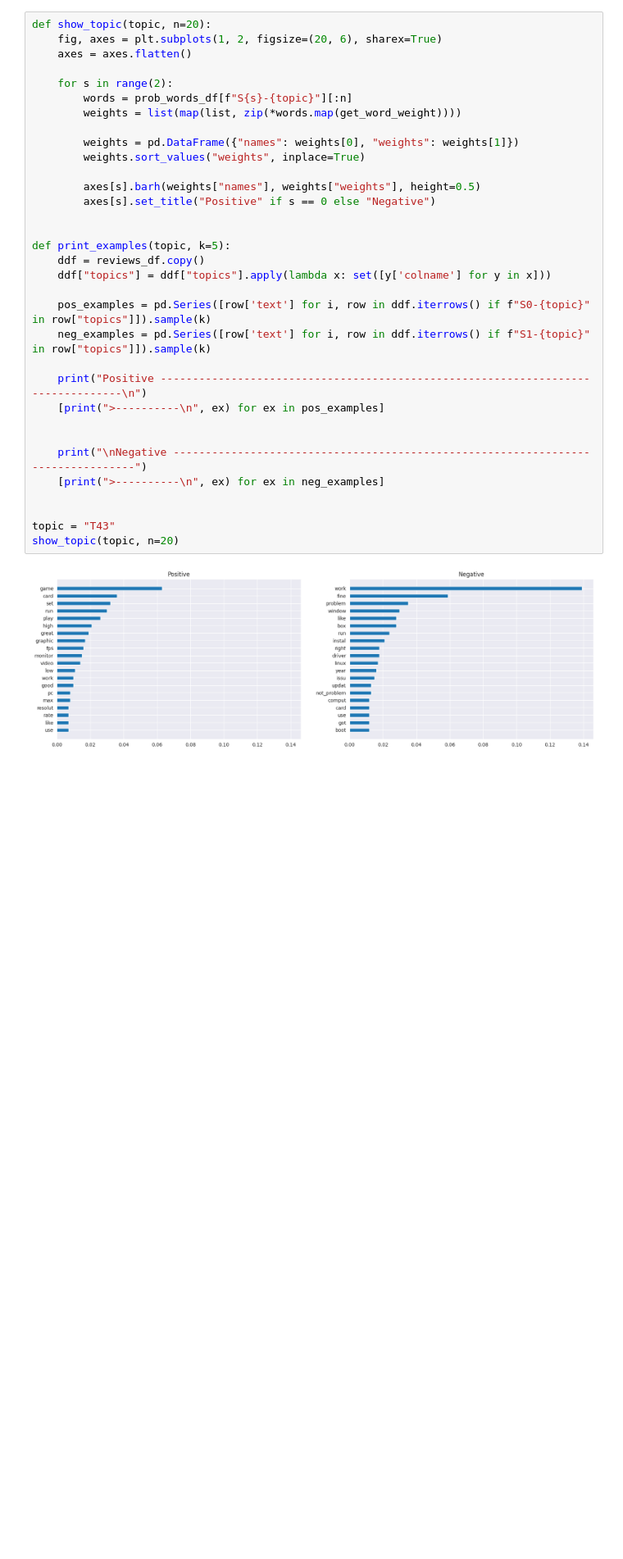
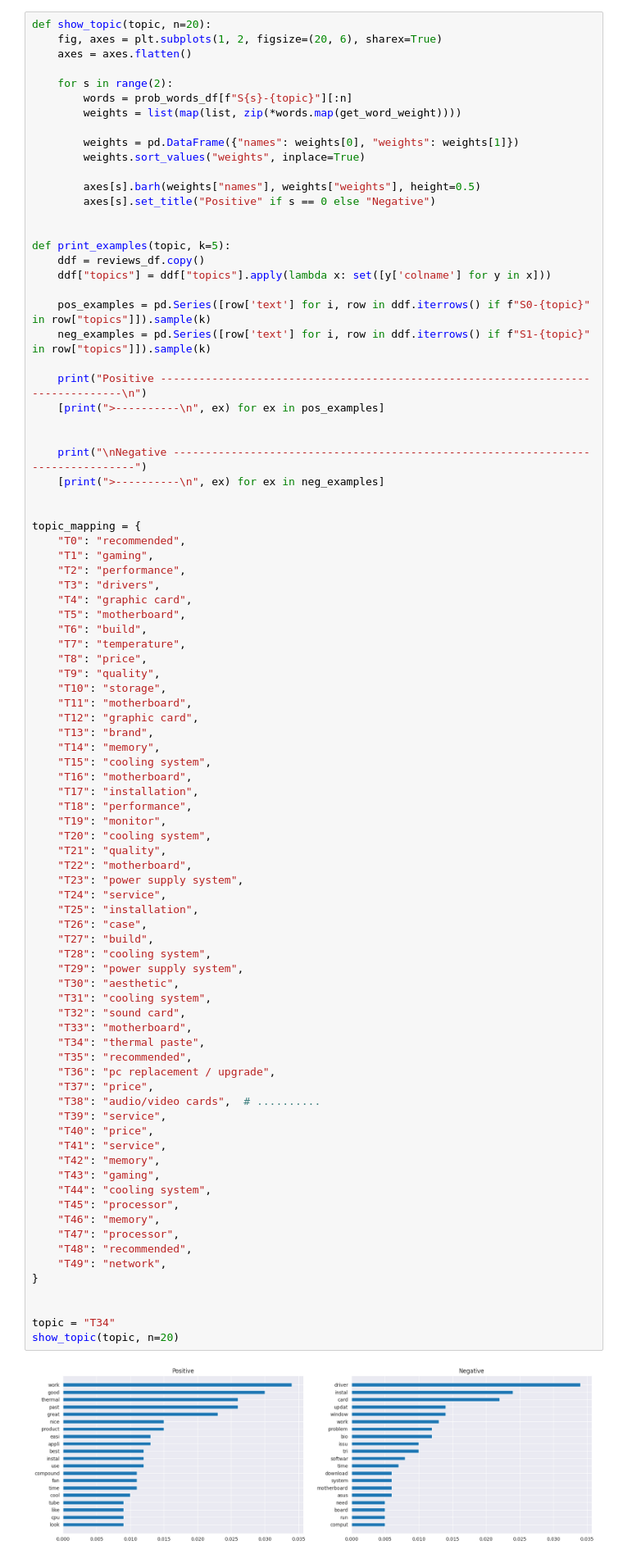
Before and after one commit to saiteki-kai/amazon-reviews, a Jupyter notebook: notebooks/06_results.ipynb, the cells around one changed output. Shown at 82% size. Saved outputs shown, nothing was run; the diff lists cells and outputs as text; blank space fills up the shorter version.

```diff
--- a/notebooks/06_results.ipynb
+++ b/notebooks/06_results.ipynb
@@ -248,35 +236,89 @@ def show_topic(topic, n=20):
     axes = axes.flatten()
 
     for s in range(2):
         words = prob_words_df[f"S{s}-{topic}"][:n]
         weights = list(map(list, zip(*words.map(get_word_weight))))
 
         weights = pd.DataFrame({"names": weights[0], "weights": weights[1]})
         weights.sort_values("weights", inplace=True)
 
         axes[s].barh(weights["names"], weights["weights"], height=0.5)
         axes[s].set_title("Positive" if s == 0 else "Negative")
 
 
 def print_examples(topic, k=5):
     ddf = reviews_df.copy()
     ddf["topics"] = ddf["topics"].apply(lambda x: set([y['colname'] for y in x]))
 
     pos_examples = pd.Series([row['text'] for i, row in ddf.iterrows() if f"S0-{topic}" in row["topics"]]).sample(k)
     neg_examples = pd.Series([row['text'] for i, row in ddf.iterrows() if f"S1-{topic}" in row["topics"]]).sample(k)
 
     print("Positive ---------------------------------------------------------------------------------\n")
     [print(">----------\n", ex) for ex in pos_examples]
 
 
     print("\nNegative ---------------------------------------------------------------------------------")
     [print(">----------\n", ex) for ex in neg_examples]
 
 
-topic = "T43"
+topic_mapping = {
+    "T0": "recommended",
+    "T1": "gaming",
+    "T2": "performance",
+    "T3": "drivers",
+    "T4": "graphic card",
+    "T5": "motherboard",
+    "T6": "build",
+    "T7": "temperature",
+    "T8": "price",
+    "T9": "quality",
+    "T10": "storage",
+    "T11": "motherboard",
+    "T12": "graphic card",
+    "T13": "brand",
+    "T14": "memory",
+    "T15": "cooling system",
+    "T16": "motherboard",
+    "T17": "installation",
+    "T18": "performance",
+    "T19": "monitor",
+    "T20": "cooling system",
+    "T21": "quality",
+    "T22": "motherboard",
+    "T23": "power supply system",
+    "T24": "service",
+    "T25": "installation",
+    "T26": "case",
+    "T27": "build",
+    "T28": "cooling system",
+    "T29": "power supply system",
+    "T30": "aesthetic",
+    "T31": "cooling system",
+    "T32": "sound card",
+    "T33": "motherboard",
+    "T34": "thermal paste",
+    "T35": "recommended",
+    "T36": "pc replacement / upgrade",
+    "T37": "price",
+    "T38": "audio/video cards",  # ..........
+    "T39": "service",
+    "T40": "price",
+    "T41": "service",
+    "T42": "memory",
+    "T43": "gaming",
+    "T44": "cooling system",
+    "T45": "processor",
+    "T46": "memory",
+    "T47": "processor",
+    "T48": "recommended",
+    "T49": "network",
+}
+
+
+topic = "T34"
 show_topic(topic, n=20)
 # %% [output]
-[figure, old version]
+[figure, new version]
 # %%
 print_examples(topic)
 # %% [output]
```
Also changed, not shown: parts of 32 cells of this notebook, 2 other files.
